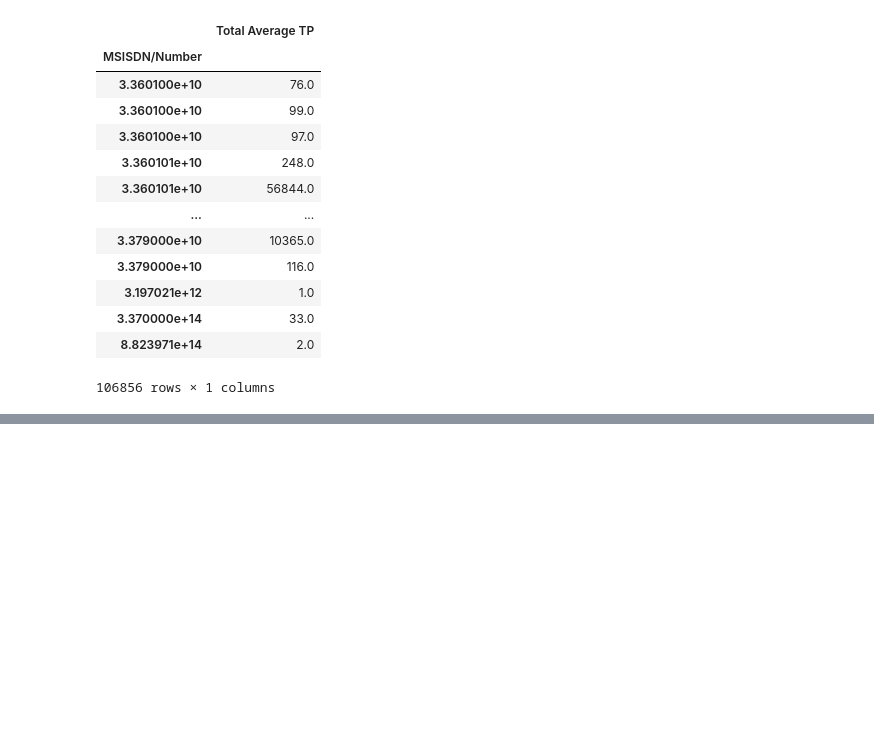
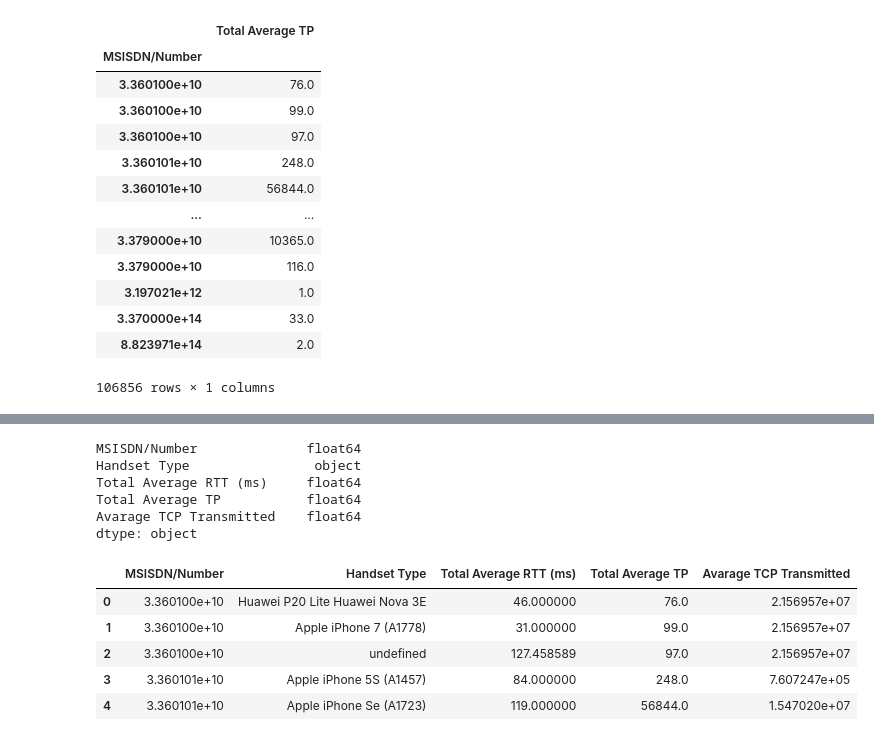
Before and after one commit to melatteshome/User-Analytics-Telecom-Industry, a Jupyter notebook: notebooks/user_experience_analysis.ipynb, the cells around one changed output, grey strips where cells are left out. Drawn from its saved outputs; the diff is of its cells as text; code cells hidden in the pictures; blank space fills up the shorter version.

```diff
--- a/notebooks/user_experience_analysis.ipynb
+++ b/notebooks/user_experience_analysis.ipynb
@@ -198,0 +205,21 @@ most_frequent_handset_type_per_person.head()
+# %%
+# store to new data frame called consolidated
+
+consolidated = pd.merge(most_frequent_handset_type_per_person,average_rtt_per_user, on ='MSISDN/Number')
+consolidated = pd.merge(consolidated , average_total_tp , on='MSISDN/Number')
+consolidated = pd.merge(consolidated, average_tcp_per_user, on='MSISDN/Number')
+print(consolidated.dtypes)
+consolidated.head()
+# %% [output]
+MSISDN/Number              float64
+Handset Type                object
+Total Average RTT (ms)     float64
+Total Average TP           float64
+Avarage TCP Transmitted    float64
+dtype: object
+|  | MSISDN/Number | Handset Type | Total Average RTT (ms) | Total Average TP | Avarage TCP Transmitted |
+| 0 | 3.360100e+10 | Huawei P20 Lite Huawei Nova 3E | 46.000000 | 76.0 | 2.156957e+07 |
+| 1 | 3.360100e+10 | Apple iPhone 7 (A1778) | 31.000000 | 99.0 | 2.156957e+07 |
+| 2 | 3.360100e+10 | undefined | 127.458589 | 97.0 | 2.156957e+07 |
+| 3 | 3.360101e+10 | Apple iPhone 5S (A1457) | 84.000000 | 248.0 | 7.607247e+05 |
+| 4 | 3.360101e+10 | Apple iPhone Se (A1723) | 119.000000 | 56844.0 | 1.547020e+07 |
```
Also changed, not shown: parts of 8 cells of this notebook.
